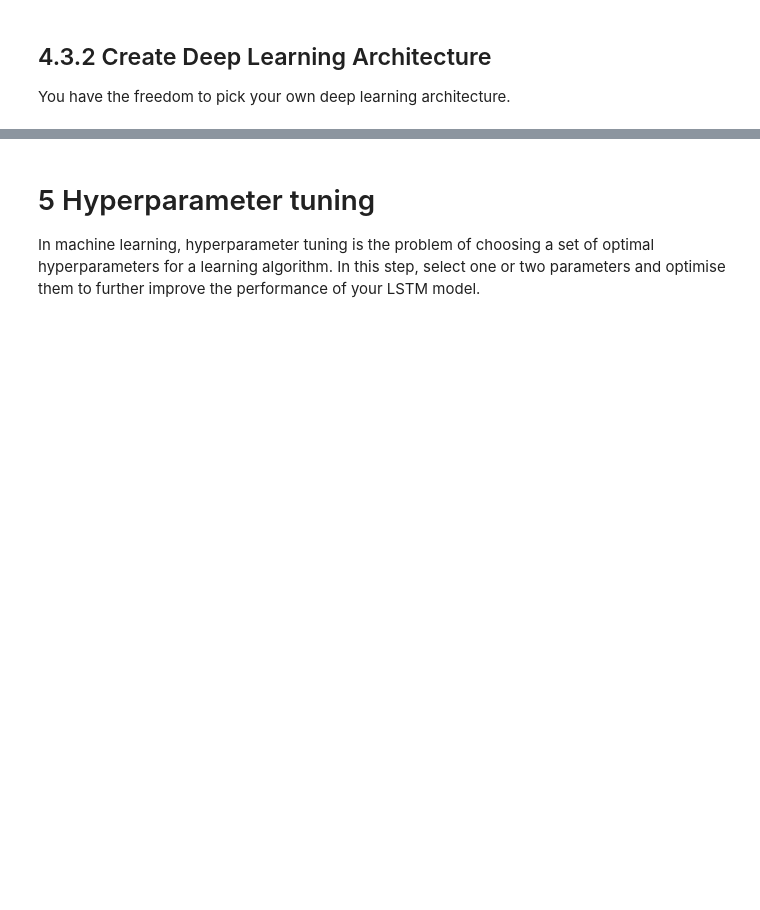
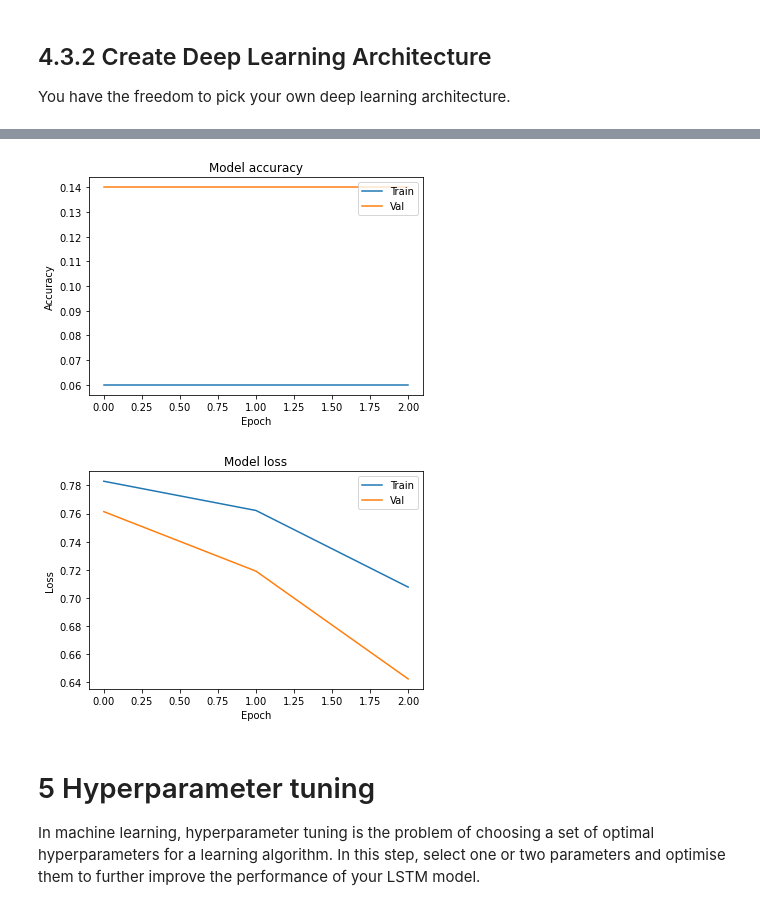
Before and after one commit to hifrickenfive/UniAdelaideAIML, a Jupyter notebook: assignment4/assignment4.ipynb, the cells around one changed output, grey strips where cells are left out. Cells and saved outputs as stored; diff of their text form; code cells hidden in the pictures; blank space fills up the shorter version.

```diff
--- a/assignment4/assignment4.ipynb
+++ b/assignment4/assignment4.ipynb
@@ -596,12 +596,14 @@ print(f'Label Map: {labelMap}')
 # Convert String labels to Integers
 yTrainIntClass = le.transform(train['label'].head(numData)) # DON'T FORGET TO RESET
 yTestIntClass = le.transform(test['label'].head(numData)) # DON'T FORGET TO RESET
+yValIntClass = le.transform(val['label'].head(numData)) # DON'T FORGET TO RESET
 labelMapIntAsKey = {value:key for key, value in labelMap.items()} # Make integer keys and strings the values. Used in metrics
 
 # Convert to OHE
 NUM_CLASSES = len(labelMap)
 yTrain = to_categorical(yTrainIntClass, NUM_CLASSES)
 yTest = to_categorical(yTestIntClass, NUM_CLASSES)
+yVal = to_categorical(yValIntClass, NUM_CLASSES)
 # %% [output]
 Label Map: {'barely-true': 0, 'false': 1, 'half-true': 2, 'mostly-true': 3, 'pants-fire': 4, 'true': 5}
 # %%
@@ -610,11 +612,13 @@ tokenizer = Tokenizer(num_words=MAX_NUM_WORDS)
 tokenizer.fit_on_texts(train['statement'].head(numData)) # DON'T FORGET TO RESET
 trainSequences = tokenizer.texts_to_sequences(train['statement'].head(numData))  # DON"T FORGET TO RESET
 testSequences = tokenizer.texts_to_sequences(test['statement'].head(numData)) # DON'T FORGET TO RESET
+valSequences = tokenizer.texts_to_sequences(val['statement'].head(numData)) # DON'T FORGET TO RESET
 wordIndex = tokenizer.word_index
 
 # Pad sequences with zeros until max sequence length
 trainData = pad_sequences(trainSequences, maxlen=MAX_SEQUENCE_LENGTH)
 testData = pad_sequences(testSequences, maxlen=MAX_SEQUENCE_LENGTH)
+valData = pad_sequences(valSequences, maxlen=MAX_SEQUENCE_LENGTH)
 # %%
 # Use Stanford Glove to create
 embeddingDict = {}
@@ -641,17 +663,20 @@ You have the freedom to pick your own deep learning architecture.
 # %%
 # Create Deep Learning Network
-myLSTM = Sequential()
-myLSTM.add(Embedding(MAX_NUM_WORDS, 128))
-myLSTM.add(LSTM(128, dropout=0.2, recurrent_dropout=0.2, return_sequences=True))
-myLSTM.add(LSTM(128, dropout=0.2, recurrent_dropout=0.2, return_sequences=True))
-myLSTM.add(LSTM(128, dropout=0.2, recurrent_dropout=0.2))
-myLSTM.add(Dense(20, activation='sigmoid'))
-myLSTM.add(Dense(6, activation='sigmoid'))
-myLSTM.compile(loss='binary_crossentropy', optimizer='adam', metrics=['accuracy'])
+myLSTM1 = Sequential()
+myLSTM1.add(Embedding(MAX_NUM_WORDS, 128))
+myLSTM1.add(LSTM(128, dropout=0.2, recurrent_dropout=0.2, return_sequences=True))
+myLSTM1.add(LSTM(128, dropout=0.2, recurrent_dropout=0.2, return_sequences=True))
+myLSTM1.add(LSTM(128, dropout=0.2, recurrent_dropout=0.2))
+myLSTM1.add(Dense(20, activation='sigmoid'))
+myLSTM1.add(Dense(6, activation='sigmoid'))
+myLSTM1.compile(loss='binary_crossentropy', optimizer='adam', metrics=['accuracy'])
 
 # Train The Model
-print('Training the model...')
-result = myLSTM.fit(trainData, yTrain, batch_size=32, epochs=1, validation_data=(testData, yTest))
-score, acc = myLSTM.evaluate(testData, yTest, batch_size=32)
-print('LSTM predication accuracy:', acc)
+print('\nTraining the model...')
+result = myLSTM1.fit(trainData, yTrain, batch_size=32, epochs=3, validation_data=(valData, yVal))
+
+# Check Accuracy on Test
+score, acc = myLSTM1.evaluate(testData, yTest, batch_size=32)
+print('\nTesting Model...')
+print(f'LSTM predication accuracy on Test Data: {acc:.2f}')
 # %% [output]
@@ -665,3 +698,8 @@ LSTM predication accuracy: 0.1599999964237213
+# %%
+PlotHistory(result)
+# %% [output]
+[figure, added]
+[figure, added]
 # %% [markdown]
 # 5 Hyperparameter tuning
 In machine learning, hyperparameter tuning is the problem of choosing a set of optimal
```
Also changed, not shown: parts of 19 cells of this notebook.
